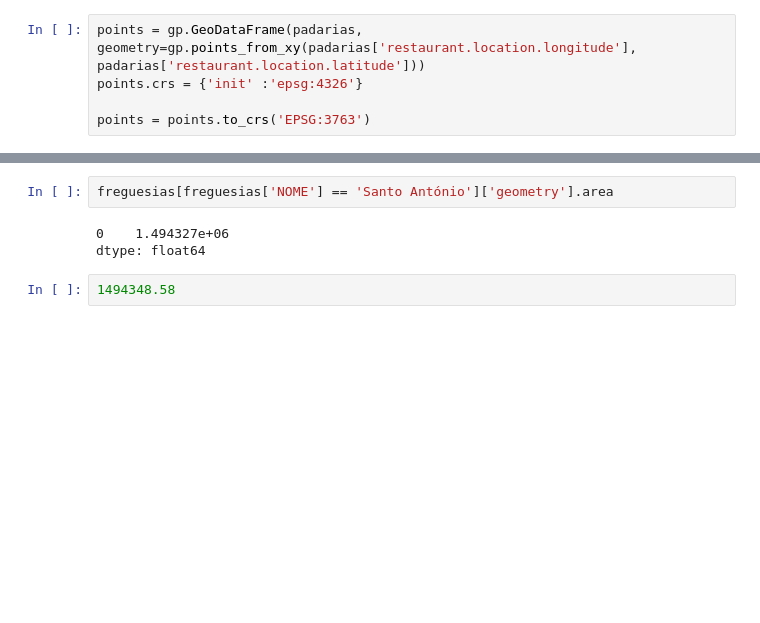
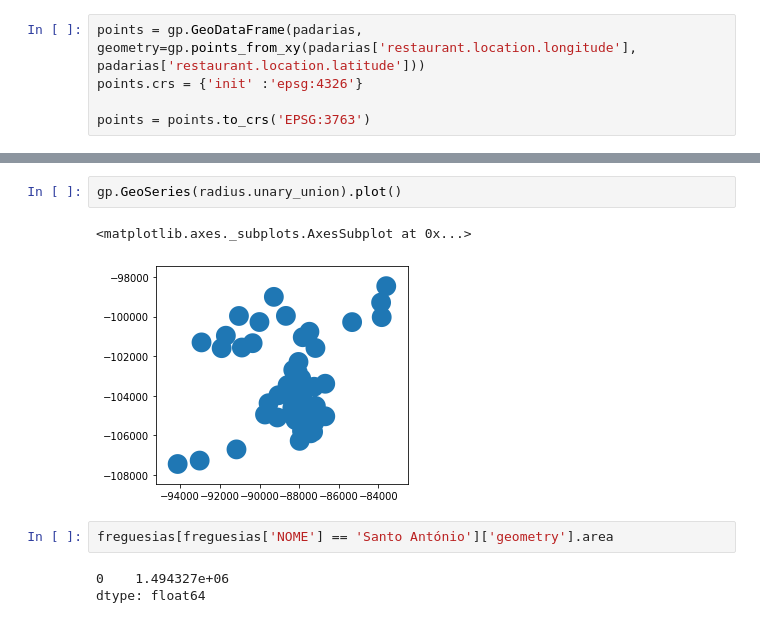
Before and after one commit to ricardozacarias/padarias, a Jupyter notebook: padarias.ipynb, the cells around one changed output, grey strips where cells are left out. Drawn from its saved outputs; the diff is of its cells as text; blank space fills up the shorter version.

```diff
--- a/padarias.ipynb
+++ b/padarias.ipynb
@@ -77,7 +60,10 @@ KeyError: 'units'
+# %%
+gp.GeoSeries(radius.unary_union).plot()
+# %% [output]
+<matplotlib.axes._subplots.AxesSubplot at 0x...>
+[figure, added]
 # %%
 freguesias[freguesias['NOME'] == 'Santo António']['geometry'].area
 # %% [output]
 0    1.494327e+06
 dtype: float64
-# %%
-1494348.58
```
Also changed, not shown: parts of 10 cells of this notebook.
